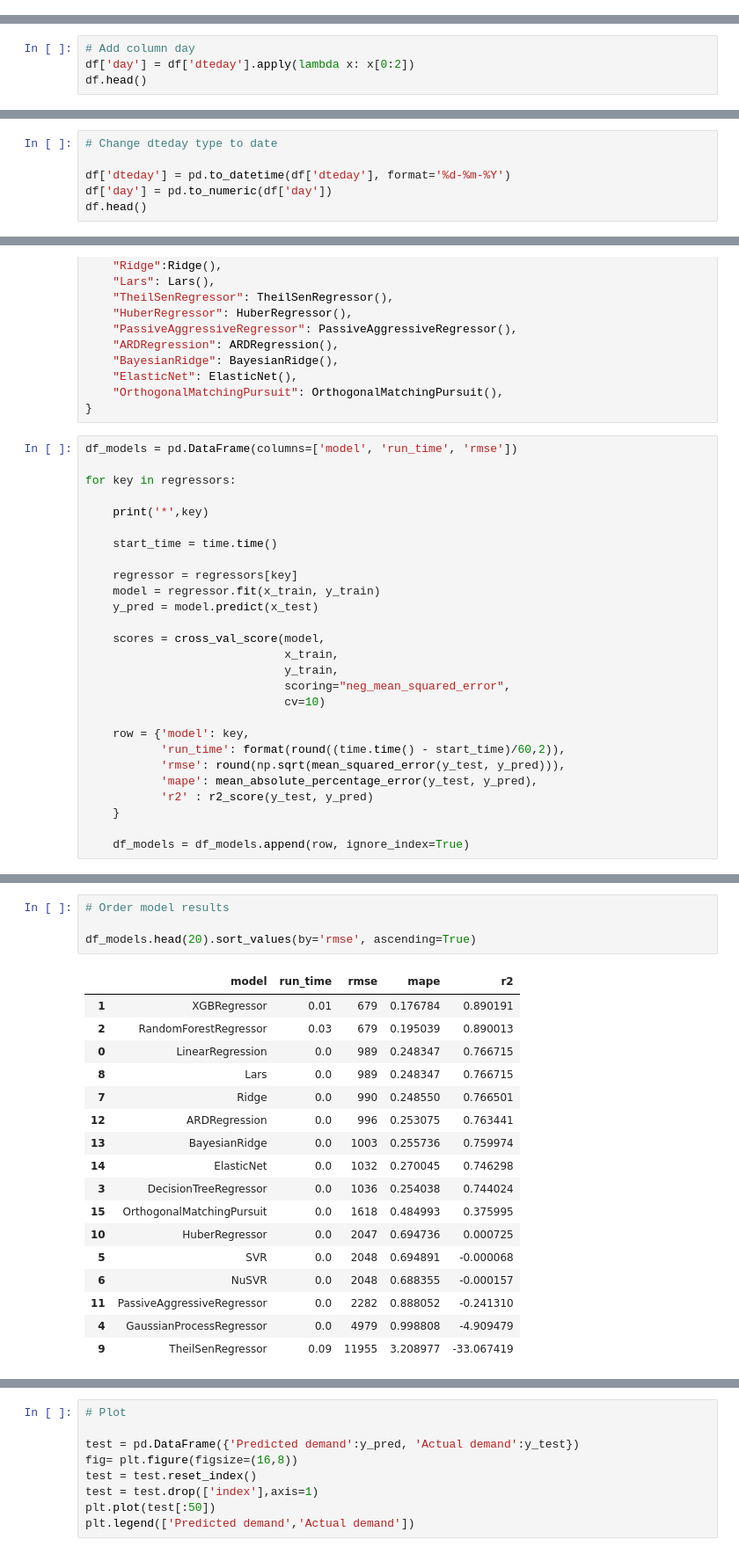
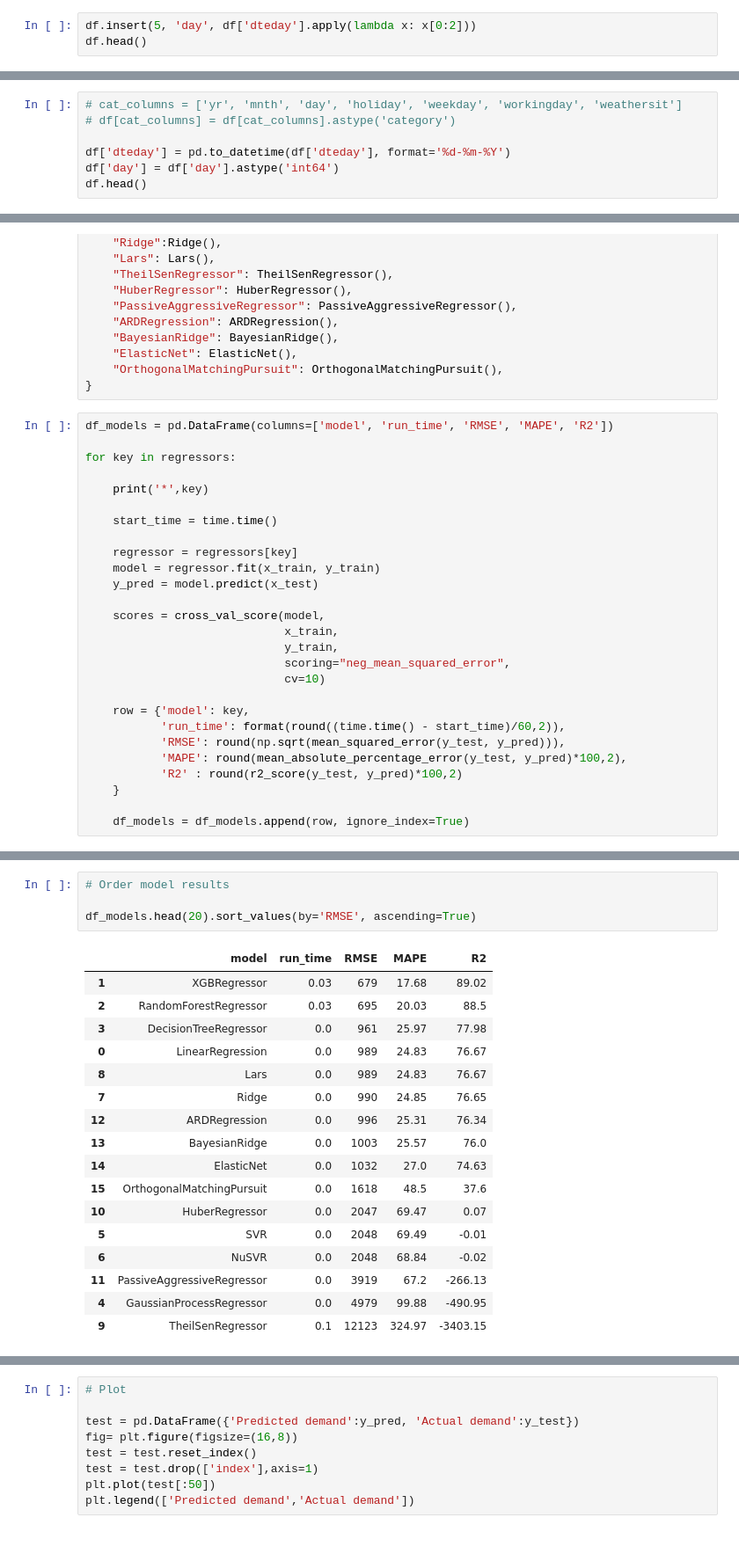
Before and after one commit to isabelgrau/ADMN5010-Operational-Analytics, a Jupyter notebook: ADMN5010 - Final Project - MariaIsabel Asharani.ipynb, the cells around one changed output, grey strips where cells are left out. Shown at 88% size. Saved outputs shown, nothing was run; the diff lists cells and outputs as text.

```diff
--- a/ADMN5010 - Final Project - MariaIsabel Asharani.ipynb
+++ b/ADMN5010 - Final Project - MariaIsabel Asharani.ipynb
@@ -69,0 +72,3 @@ df.head()
+# %%
+df.insert(5, 'day', df['dteday'].apply(lambda x: x[0:2]))
+df.head()
@@ -94,4 +136,0 @@ memory usage: 91.4+ KB
-# %%
-# Add column day
-df['day'] = df['dteday'].apply(lambda x: x[0:2])
-df.head()
@@ -116,7 +143,8 @@ df.tail()
 # %%
-# Change dteday type to date
+# cat_columns = ['yr', 'mnth', 'day', 'holiday', 'weekday', 'workingday', 'weathersit']
+# df[cat_columns] = df[cat_columns].astype('category')
 
 df['dteday'] = pd.to_datetime(df['dteday'], format='%d-%m-%Y')
-df['day'] = pd.to_numeric(df['day'])
+df['day'] = df['day'].astype('int64')
 df.head()
 # %% [output]
@@ -273,7 +288,7 @@ regressors = {
     "OrthogonalMatchingPursuit": OrthogonalMatchingPursuit(),
 }
 # %%
-df_models = pd.DataFrame(columns=['model', 'run_time', 'rmse'])
+df_models = pd.DataFrame(columns=['model', 'run_time', 'RMSE', 'MAPE', 'R2'])
 
 for key in regressors:
 
@@ -293,9 +308,9 @@ for key in regressors:
 
     row = {'model': key,
            'run_time': format(round((time.time() - start_time)/60,2)),
-           'rmse': round(np.sqrt(mean_squared_error(y_test, y_pred))),
-           'mape': mean_absolute_percentage_error(y_test, y_pred),
-           'r2' : r2_score(y_test, y_pred)
+           'RMSE': round(np.sqrt(mean_squared_error(y_test, y_pred))),
+           'MAPE': round(mean_absolute_percentage_error(y_test, y_pred)*100,2),
+           'R2' : round(r2_score(y_test, y_pred)*100,2)
     }
 
     df_models = df_models.append(row, ignore_index=True)
@@ -386,25 +385,25 @@ model.fit(X, y, **kwargs)
 # %%
 # Order model results
 
-df_models.head(20).sort_values(by='rmse', ascending=True)
+df_models.head(20).sort_values(by='RMSE', ascending=True)
 # %% [output]
-|  | model | run_time | rmse | mape | r2 |
-| 1 | XGBRegressor | 0.01 | 679 | 0.176784 | 0.890191 |
-| 2 | RandomForestRegressor | 0.03 | 679 | 0.195039 | 0.890013 |
-| 0 | LinearRegression | 0.0 | 989 | 0.248347 | 0.766715 |
-| 8 | Lars | 0.0 | 989 | 0.248347 | 0.766715 |
-| 7 | Ridge | 0.0 | 990 | 0.248550 | 0.766501 |
-| 12 | ARDRegression | 0.0 | 996 | 0.253075 | 0.763441 |
-| 13 | BayesianRidge | 0.0 | 1003 | 0.255736 | 0.759974 |
-| 14 | ElasticNet | 0.0 | 1032 | 0.270045 | 0.746298 |
-| 3 | DecisionTreeRegressor | 0.0 | 1036 | 0.254038 | 0.744024 |
-| 15 | OrthogonalMatchingPursuit | 0.0 | 1618 | 0.484993 | 0.375995 |
-| 10 | HuberRegressor | 0.0 | 2047 | 0.694736 | 0.000725 |
-| 5 | SVR | 0.0 | 2048 | 0.694891 | -0.000068 |
-| 6 | NuSVR | 0.0 | 2048 | 0.688355 | -0.000157 |
-| 11 | PassiveAggressiveRegressor | 0.0 | 2282 | 0.888052 | -0.241310 |
-| 4 | GaussianProcessRegressor | 0.0 | 4979 | 0.998808 | -4.909479 |
-| 9 | TheilSenRegressor | 0.09 | 11955 | 3.208977 | -33.067419 |
+|  | model | run_time | RMSE | MAPE | R2 |
+| 1 | XGBRegressor | 0.03 | 679 | 17.68 | 89.02 |
+| 2 | RandomForestRegressor | 0.03 | 695 | 20.03 | 88.5 |
+| 3 | DecisionTreeRegressor | 0.0 | 961 | 25.97 | 77.98 |
+| 0 | LinearRegression | 0.0 | 989 | 24.83 | 76.67 |
+| 8 | Lars | 0.0 | 989 | 24.83 | 76.67 |
+| 7 | Ridge | 0.0 | 990 | 24.85 | 76.65 |
+| 12 | ARDRegression | 0.0 | 996 | 25.31 | 76.34 |
+| 13 | BayesianRidge | 0.0 | 1003 | 25.57 | 76.0 |
+| 14 | ElasticNet | 0.0 | 1032 | 27.0 | 74.63 |
+| 15 | OrthogonalMatchingPursuit | 0.0 | 1618 | 48.5 | 37.6 |
+| 10 | HuberRegressor | 0.0 | 2047 | 69.47 | 0.07 |
+| 5 | SVR | 0.0 | 2048 | 69.49 | -0.01 |
+| 6 | NuSVR | 0.0 | 2048 | 68.84 | -0.02 |
+| 11 | PassiveAggressiveRegressor | 0.0 | 3919 | 67.2 | -266.13 |
+| 4 | GaussianProcessRegressor | 0.0 | 4979 | 99.88 | -490.95 |
+| 9 | TheilSenRegressor | 0.1 | 12123 | 324.97 | -3403.15 |
 # %%
 # Assess the best model
 
```
Also changed, not shown: parts of 40 cells of this notebook.
